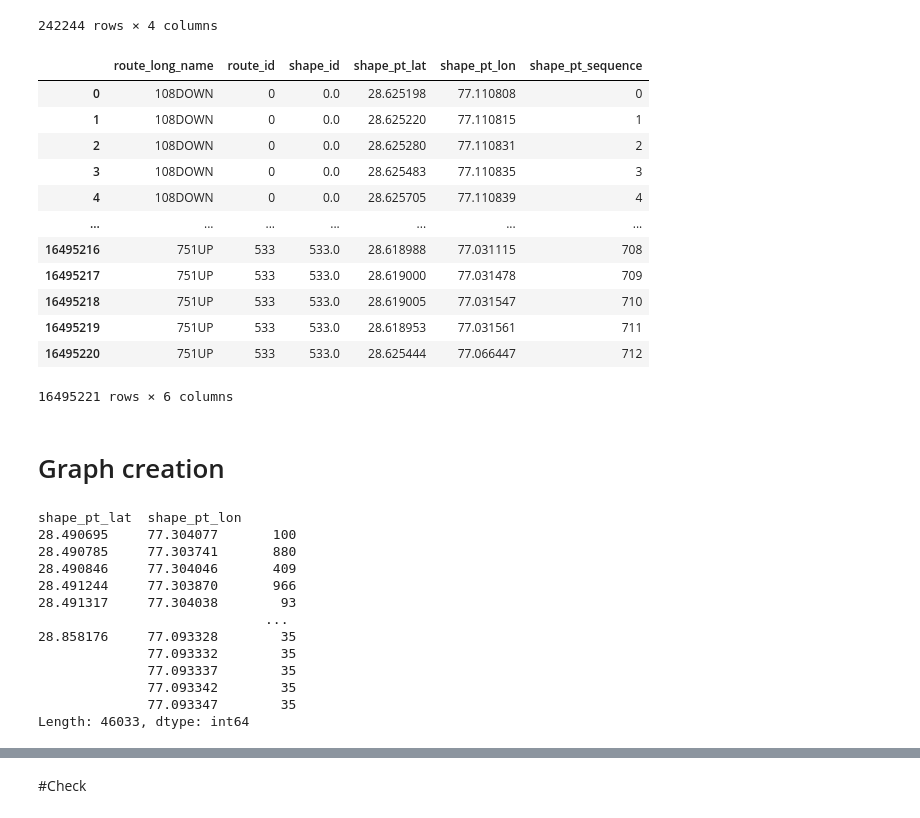
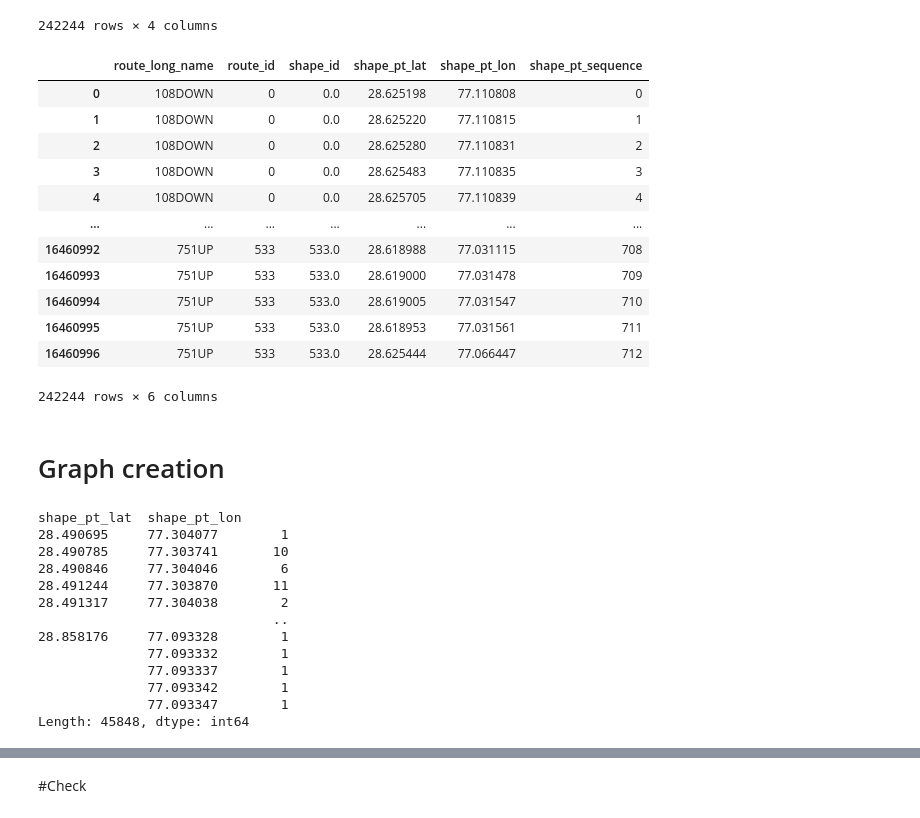
Before and after one commit to blackhat-7/Delhi-Bus-Route-Prediction, a Jupyter notebook: notebooks/prefix_trie.ipynb, the cells around one changed output, grey strips where cells are left out. Cells and saved outputs as stored; diff of their text form; code cells hidden in the pictures.

```diff
--- a/notebooks/prefix_trie.ipynb
+++ b/notebooks/prefix_trie.ipynb
@@ -11,5 +21,6 @@ import time
 # %%
-route = pd.read_csv('routes.txt',sep=",")
+dir = '../data/static_data'
+route = pd.read_csv(dir + 'routes.txt',sep=",")
 route
 # %% [output]
 |  | route_short_name | route_long_name | route_type | route_id | agency_id |
@@ -26,7 +37,7 @@ route
 | 1544 | NaN | 114DOWN_DTC | 3 | 1544 | DTC |
 1545 rows × 5 columns
 # %%
-trip = pd.read_csv('trips.txt',sep=',')
+trip = pd.read_csv(dir + 'trips.txt',sep=',')
 trip
 # %% [output]
 |  | route_id | service_id | trip_id | shape_id |
@@ -66,7 +77,7 @@ DIMTS    1210
 DTC       335
 Name: agency_id, dtype: int64
 # %%
-shapes = pd.read_csv('shapes.txt', sep=",")
+shapes = pd.read_csv(dir + 'shapes.txt', sep=",")
 shapes
 # %% [output]
 |  | shape_id | shape_pt_lat | shape_pt_lon | shape_pt_sequence |
@@ -84,21 +95,23 @@ shapes
 242244 rows × 4 columns
 # %%
 route_shape_map = df.merge(shapes,how='inner',on='shape_id')
-route_shape_map
-# %% [output]
-|  | route_long_name | route_id | shape_id | shape_pt_lat | shape_pt_lon | shape_pt_sequence |
-| 0 | 108DOWN | 0 | 0.0 | 28.625198 | 77.110808 | 0 |
-| 1 | 108DOWN | 0 | 0.0 | 28.625220 | 77.110815 | 1 |
-| 2 | 108DOWN | 0 | 0.0 | 28.625280 | 77.110831 | 2 |
-| 3 | 108DOWN | 0 | 0.0 | 28.625483 | 77.110835 | 3 |
-| 4 | 108DOWN | 0 | 0.0 | 28.625705 | 77.110839 | 4 |
-| ... | ... | ... | ... | ... | ... | ... |
-| 16495216 | 751UP | 533 | 533.0 | 28.618988 | 77.031115 | 708 |
-| 16495217 | 751UP | 533 | 533.0 | 28.619000 | 77.031478 | 709 |
-| 16495218 | 751UP | 533 | 533.0 | 28.619005 | 77.031547 | 710 |
-| 16495219 | 751UP | 533 | 533.0 | 28.618953 | 77.031561 | 711 |
-| 16495220 | 751UP | 533 | 533.0 | 28.625444 | 77.066447 | 712 |
-16495221 rows × 6 columns
+# %%
+route_shape_map.drop_duplicates(inplace=True)
+route_shape_map
+# %% [output]
+|  | route_long_name | route_id | shape_id | shape_pt_lat | shape_pt_lon | shape_pt_sequence |
+| 0 | 108DOWN | 0 | 0.0 | 28.625198 | 77.110808 | 0 |
+| 1 | 108DOWN | 0 | 0.0 | 28.625220 | 77.110815 | 1 |
+| 2 | 108DOWN | 0 | 0.0 | 28.625280 | 77.110831 | 2 |
+| 3 | 108DOWN | 0 | 0.0 | 28.625483 | 77.110835 | 3 |
+| 4 | 108DOWN | 0 | 0.0 | 28.625705 | 77.110839 | 4 |
+| ... | ... | ... | ... | ... | ... | ... |
+| 16460992 | 751UP | 533 | 533.0 | 28.618988 | 77.031115 | 708 |
+| 16460993 | 751UP | 533 | 533.0 | 28.619000 | 77.031478 | 709 |
+| 16460994 | 751UP | 533 | 533.0 | 28.619005 | 77.031547 | 710 |
+| 16460995 | 751UP | 533 | 533.0 | 28.618953 | 77.031561 | 711 |
+| 16460996 | 751UP | 533 | 533.0 | 28.625444 | 77.066447 | 712 |
+242244 rows × 6 columns
 # %% [markdown]
 # Graph creation
 # %%
@@ -106,15 +119,15 @@ x = route_shape_map.groupby(['shape_pt_lat','shape_pt_lon']).size()
 x
 # %% [output]
 shape_pt_lat  shape_pt_lon
-28.490695     77.304077       100
-28.490785     77.303741       880
-28.490846     77.304046       409
-28.491244     77.303870       966
-28.491317     77.304038        93
-                             ...
-28.858176     77.093328        35
-              77.093332        35
-              77.093337        35
-              77.093342        35
-              77.093347        35
-Length: 46033, dtype: int64
+28.490695     77.304077        1
+28.490785     77.303741       10
+28.490846     77.304046        6
+28.491244     77.303870       11
+28.491317     77.304038        2
+                              ..
+28.858176     77.093328        1
+              77.093332        1
+              77.093337        1
+              77.093342        1
+              77.093347        1
+Length: 45848, dtype: int64
```
Also changed, not shown: parts of 12 cells of this notebook, 4 other files.
